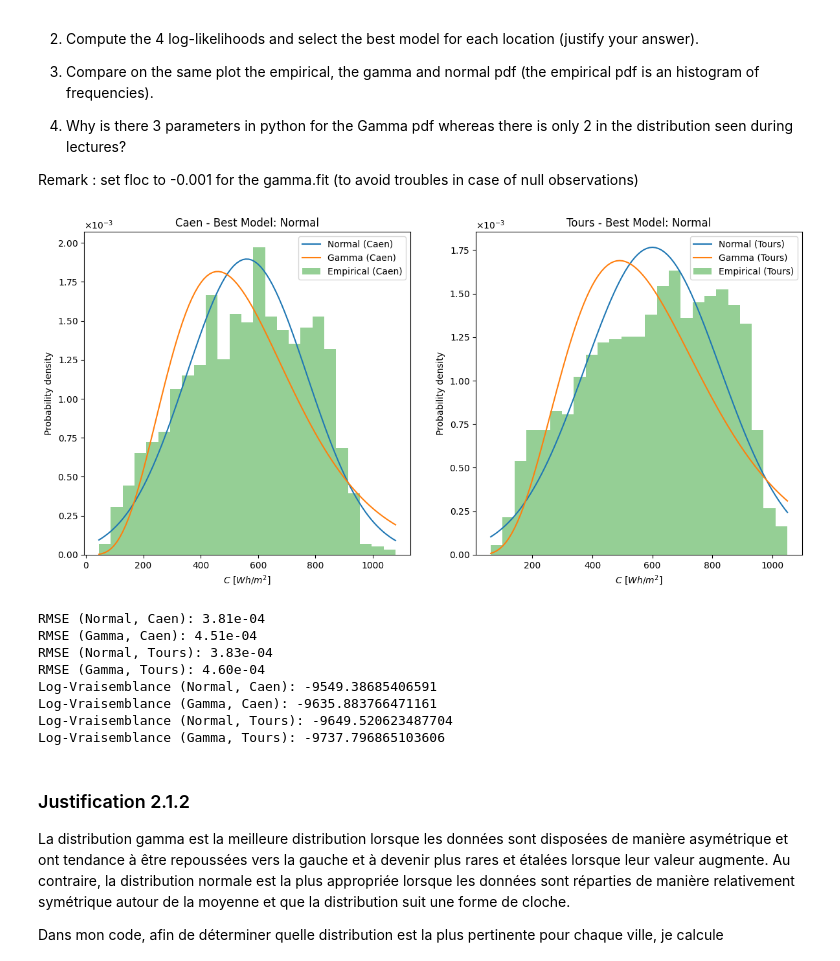
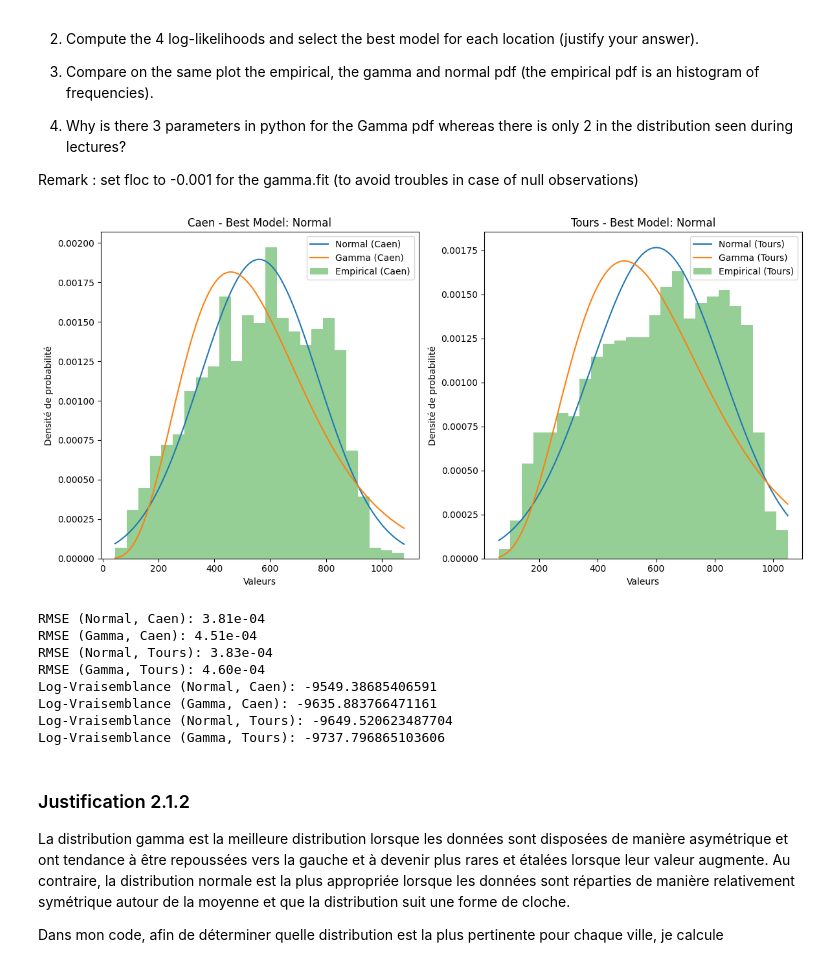
Before and after one commit to squifbe/Hackathon, a Jupyter notebook: Hackathon1_Final.ipynb, the cells around one changed output. Cells and saved outputs as stored; diff of their text form; code cells hidden in the pictures.

```diff
--- a/Hackathon1_Final.ipynb
+++ b/Hackathon1_Final.ipynb
@@ -337,6 +245,9 @@ plt.tight_layout()
 Remark : set floc to -0.001 for the gamma.fit (to avoid troubles in case of null observations)
 # %%
 import scipy.stats as stats
+
+april_caen = df[df['Month'] == 4]['Caen'].values
+april_tours = df[df['Month'] == 4]['Tours'].values
 
 # fit gamma et normal
 gamma_params_caen = stats.gamma.fit(april_caen, floc=-0.001)
@@ -374,47 +285,46 @@ plt.plot(x_caen, pdf_norm_caen, label=f"Normal (Caen)")
 plt.plot(x_caen, pdf_gamma_caen, label=f"Gamma (Caen)")
 plt.hist(april_caen, bins=25, density=True, alpha=0.5, label="Empirical (Caen)")
 plt.legend()
-plt.ticklabel_format(style='sci', axis='y', scilimits=(0,0), useMathText=True)
 plt.title(f"Caen - Best Model: {best_model_caen}")
 
-plt.xlabel("$C$ $[Wh/m^2]$")
-plt.ylabel("Probability density")
+plt.xlabel("Valeurs")
+plt.ylabel("Densité de probabilité")
 
 # Graphique Tours
 plt.subplot(1, 2, 2)
 pdf_norm_tours = stats.norm.pdf(x_tours, *normal_params_tours)
 pdf_gamma_tours = stats.gamma.pdf(x_tours, *gamma_params_tours)
 plt.plot(x_tours, pdf_norm_tours, label=f"Normal (Tours)")
 plt.plot(x_tours, pdf_gamma_tours, label=f"Gamma (Tours)")
 plt.hist(april_tours, bins=25, density=True, alpha=0.5, label="Empirical (Tours)")
 plt.legend()
 plt.title(f"Tours - Best Model: {best_model_tours}")
-plt.xlabel("$C$ $[Wh/m^2]$")
-plt.ylabel("Probability density")
+plt.xlabel("Valeurs")
+plt.ylabel("Densité de probabilité")
 plt.tight_layout()
-plt.ticklabel_format(style='sci', axis='y', scilimits=(0,0), useMathText=True)
 plt.show()
+
 
 # RMSE
 hist_caen, bins_caen = histogram(april_caen, bins=100, density=True)
 rmse_norm_caen = sqrt(mean((pdf_norm_caen - hist_caen)**2))
 rmse_gamma_caen = sqrt(mean((pdf_gamma_caen - hist_caen)**2))
 
 hist_tours, bins_tours = histogram(april_tours, bins=100, density=True)
 rmse_norm_tours = sqrt(mean((pdf_norm_tours - hist_tours)**2))
 rmse_gamma_tours = sqrt(mean((pdf_gamma_tours - hist_tours)**2))
 
 print("RMSE (Normal, Caen):", "{:.2e}".format(rmse_norm_caen))
 print("RMSE (Gamma, Caen):", "{:.2e}".format(rmse_gamma_caen))
 print("RMSE (Normal, Tours):", "{:.2e}".format(rmse_norm_tours))
 print("RMSE (Gamma, Tours):", "{:.2e}".format(rmse_gamma_tours))
 
 print("Log-Vraisemblance (Normal, Caen):", log_likelihood_normal_caen)
 print("Log-Vraisemblance (Gamma, Caen):", log_likelihood_gamma_caen)
 print("Log-Vraisemblance (Normal, Tours):", log_likelihood_normal_tours)
 print("Log-Vraisemblance (Gamma, Tours):", log_likelihood_gamma_tours)
 # %% [output]
-[figure, old version]
+[figure, new version]
 RMSE (Normal, Caen): 3.81e-04
 RMSE (Gamma, Caen): 4.51e-04
 RMSE (Normal, Tours): 3.83e-04
```
Also changed, not shown: parts of 7 cells of this notebook.
